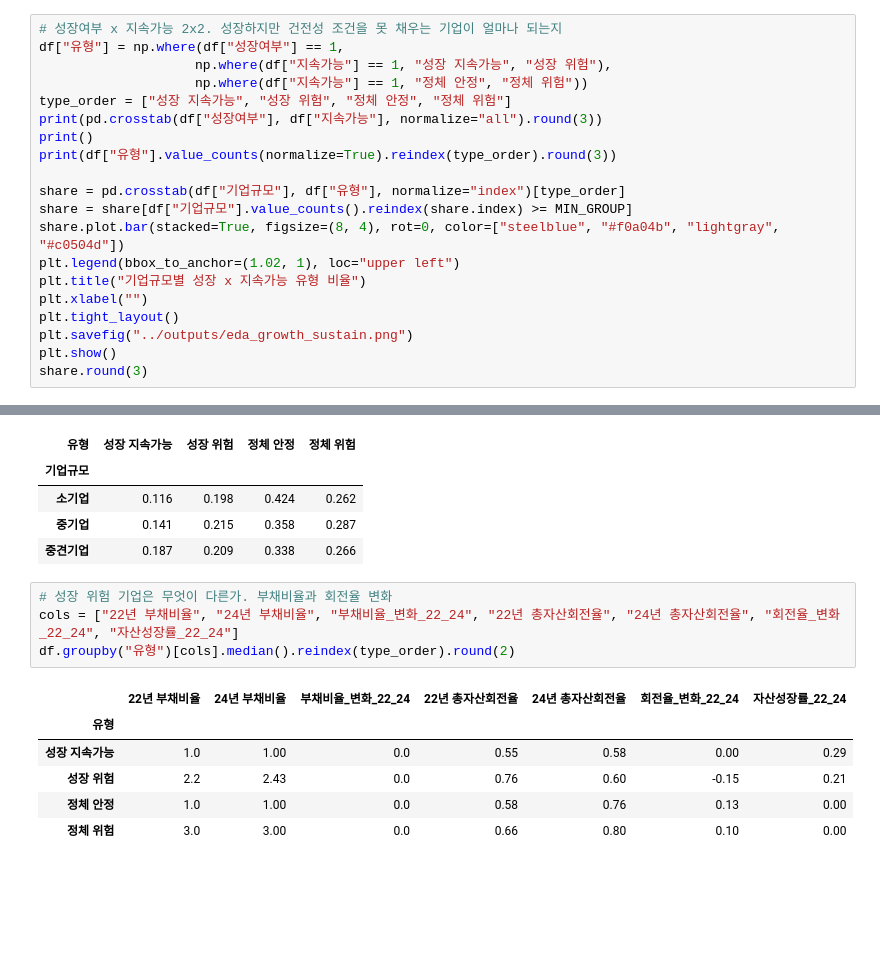
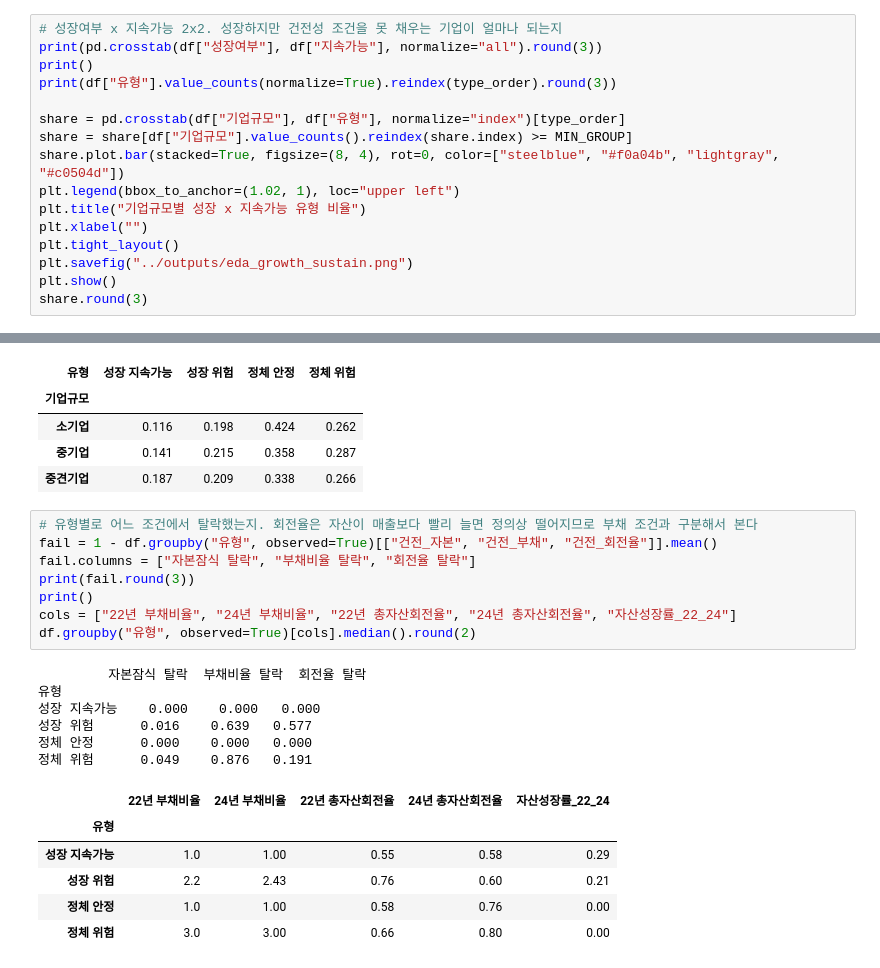
Before and after one commit to JeongHyck06/2026-2_DS_Hackathon, a Jupyter notebook: notebooks/eda.ipynb, the cells around one changed output, grey strips where cells are left out. Saved outputs shown, nothing was run; the diff lists cells and outputs as text; blank space fills up the shorter version.

```diff
--- a/notebooks/eda.ipynb
+++ b/notebooks/eda.ipynb
@@ -231,9 +234,5 @@ tests.round(3)
 # %%
 # 성장여부 x 지속가능 2x2. 성장하지만 건전성 조건을 못 채우는 기업이 얼마나 되는지
-df["유형"] = np.where(df["성장여부"] == 1,
-                    np.where(df["지속가능"] == 1, "성장 지속가능", "성장 위험"),
-                    np.where(df["지속가능"] == 1, "정체 안정", "정체 위험"))
-type_order = ["성장 지속가능", "성장 위험", "정체 안정", "정체 위험"]
 print(pd.crosstab(df["성장여부"], df["지속가능"], normalize="all").round(3))
 print()
 print(df["유형"].value_counts(normalize=True).reindex(type_order).round(3))
@@ -266,14 +265,24 @@ Name: proportion, dtype: float64
 | 소기업 | 0.116 | 0.198 | 0.424 | 0.262 |
 | 중기업 | 0.141 | 0.215 | 0.358 | 0.287 |
 | 중견기업 | 0.187 | 0.209 | 0.338 | 0.266 |
-# %%
-# 성장 위험 기업은 무엇이 다른가. 부채비율과 회전율 변화
-cols = ["22년 부채비율", "24년 부채비율", "부채비율_변화_22_24", "22년 총자산회전율", "24년 총자산회전율", "회전율_변화_22_24", "자산성장률_22_24"]
-df.groupby("유형")[cols].median().reindex(type_order).round(2)
-# %% [output]
-|  | 22년 부채비율 | 24년 부채비율 | 부채비율_변화_22_24 | 22년 총자산회전율 | 24년 총자산회전율 | 회전율_변화_22_24 | 자산성장률_22_24 |
-| 유형 |  |  |  |  |  |  |  |
-| 성장 지속가능 | 1.0 | 1.00 | 0.0 | 0.55 | 0.58 | 0.00 | 0.29 |
-| 성장 위험 | 2.2 | 2.43 | 0.0 | 0.76 | 0.60 | -0.15 | 0.21 |
-| 정체 안정 | 1.0 | 1.00 | 0.0 | 0.58 | 0.76 | 0.13 | 0.00 |
-| 정체 위험 | 3.0 | 3.00 | 0.0 | 0.66 | 0.80 | 0.10 | 0.00 |
+# %%
+# 유형별로 어느 조건에서 탈락했는지. 회전율은 자산이 매출보다 빨리 늘면 정의상 떨어지므로 부채 조건과 구분해서 본다
+fail = 1 - df.groupby("유형", observed=True)[["건전_자본", "건전_부채", "건전_회전율"]].mean()
+fail.columns = ["자본잠식 탈락", "부채비율 탈락", "회전율 탈락"]
+print(fail.round(3))
+print()
+cols = ["22년 부채비율", "24년 부채비율", "22년 총자산회전율", "24년 총자산회전율", "자산성장률_22_24"]
+df.groupby("유형", observed=True)[cols].median().round(2)
+# %% [output]
+         자본잠식 탈락  부채비율 탈락  회전율 탈락
+유형
+성장 지속가능    0.000    0.000   0.000
+성장 위험      0.016    0.639   0.577
+정체 안정      0.000    0.000   0.000
+정체 위험      0.049    0.876   0.191
+|  | 22년 부채비율 | 24년 부채비율 | 22년 총자산회전율 | 24년 총자산회전율 | 자산성장률_22_24 |
+| 유형 |  |  |  |  |  |
+| 성장 지속가능 | 1.0 | 1.00 | 0.55 | 0.58 | 0.29 |
+| 성장 위험 | 2.2 | 2.43 | 0.76 | 0.60 | 0.21 |
+| 정체 안정 | 1.0 | 1.00 | 0.58 | 0.76 | 0.00 |
+| 정체 위험 | 3.0 | 3.00 | 0.66 | 0.80 | 0.00 |
```
Also changed, not shown: parts of 3 cells of this notebook, 2 other files.
